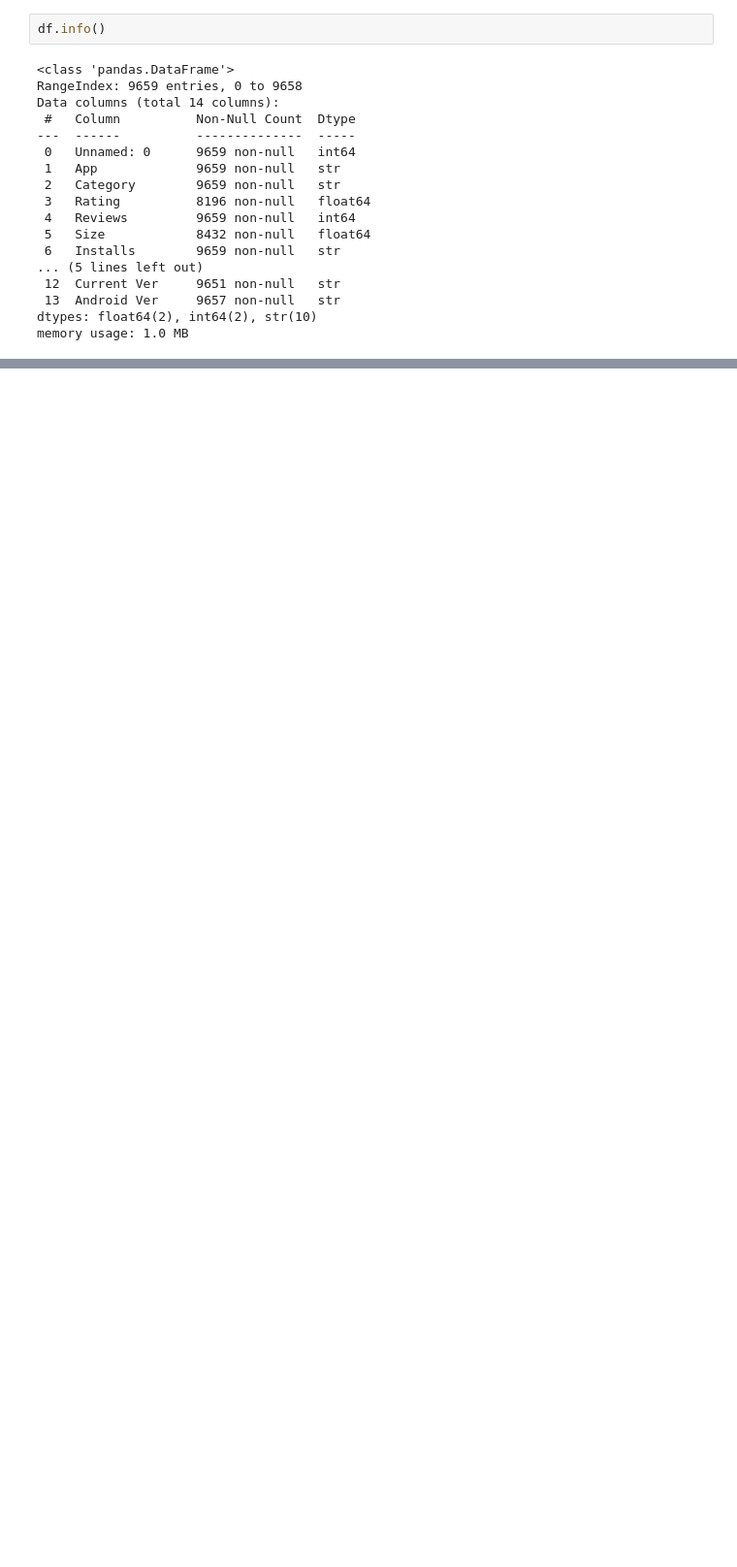
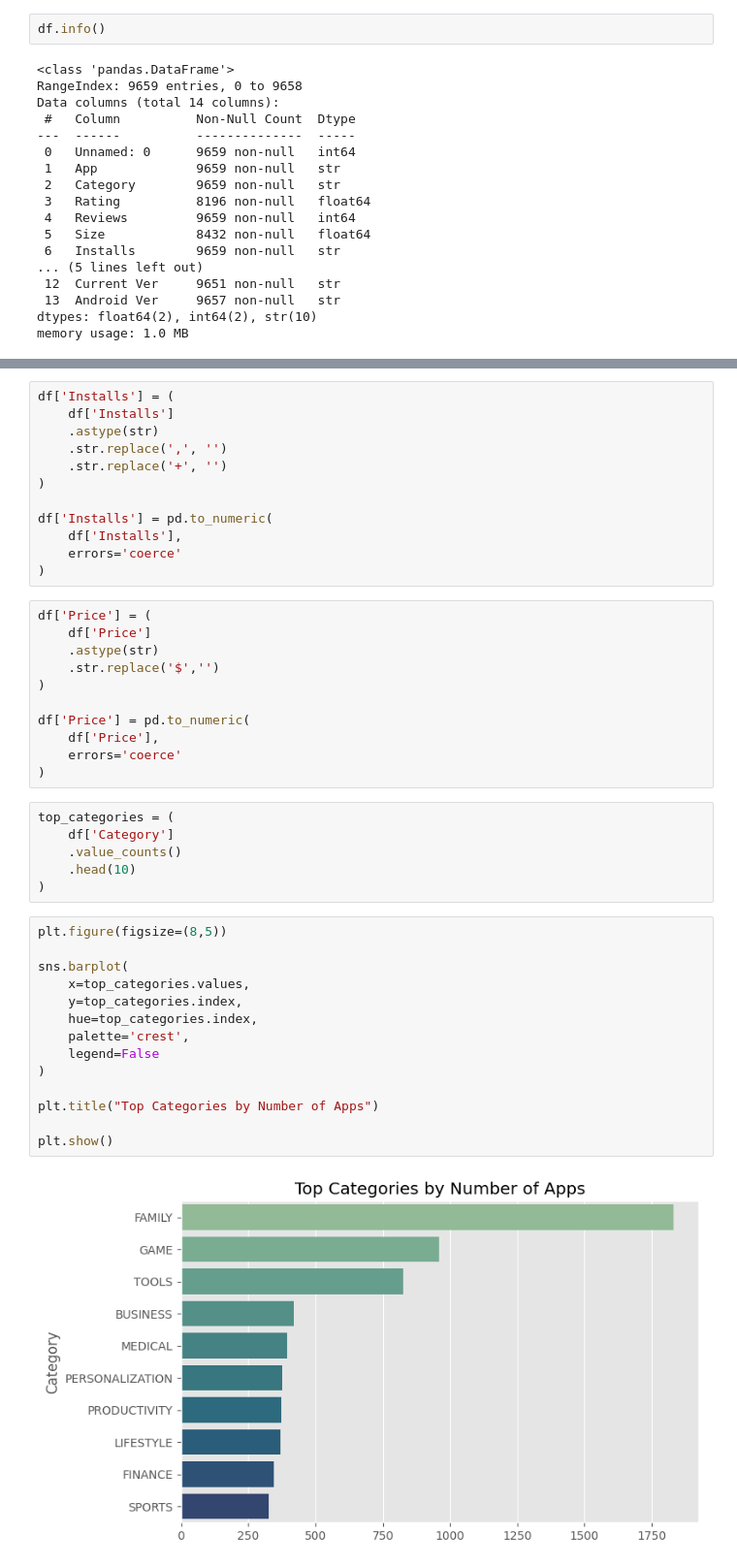
Before and after one commit to bhanuprakash45371-ai/Google_Playstore, a Jupyter notebook: Google_Play_Store_Analysis.ipynb, the cells around one changed output, grey strips where cells are left out. Shown at 97% size. Cells and saved outputs as stored; diff of their text form; blank space fills up the shorter version.

```diff
--- a/Google_Play_Store_Analysis.ipynb
+++ b/Google_Play_Store_Analysis.ipynb
@@ -164,0 +90,45 @@ Dataset saved successfully!
+# %%
+df['Installs'] = (
+    df['Installs']
+    .astype(str)
+    .str.replace(',', '')
+    .str.replace('+', '')
+)
+
+df['Installs'] = pd.to_numeric(
+    df['Installs'],
+    errors='coerce'
+)
+# %%
+df['Price'] = (
+    df['Price']
+    .astype(str)
+    .str.replace('$','')
+)
+
+df['Price'] = pd.to_numeric(
+    df['Price'],
+    errors='coerce'
+)
+# %%
+top_categories = (
+    df['Category']
+    .value_counts()
+    .head(10)
+)
+# %%
+plt.figure(figsize=(8,5))
+
+sns.barplot(
+    x=top_categories.values,
+    y=top_categories.index,
+    hue=top_categories.index,
+    palette='crest',
+    legend=False
+)
+
+plt.title("Top Categories by Number of Apps")
+
+plt.show()
+# %% [output]
+[figure, added]
```
Also changed, not shown: parts of 45 cells of this notebook.
